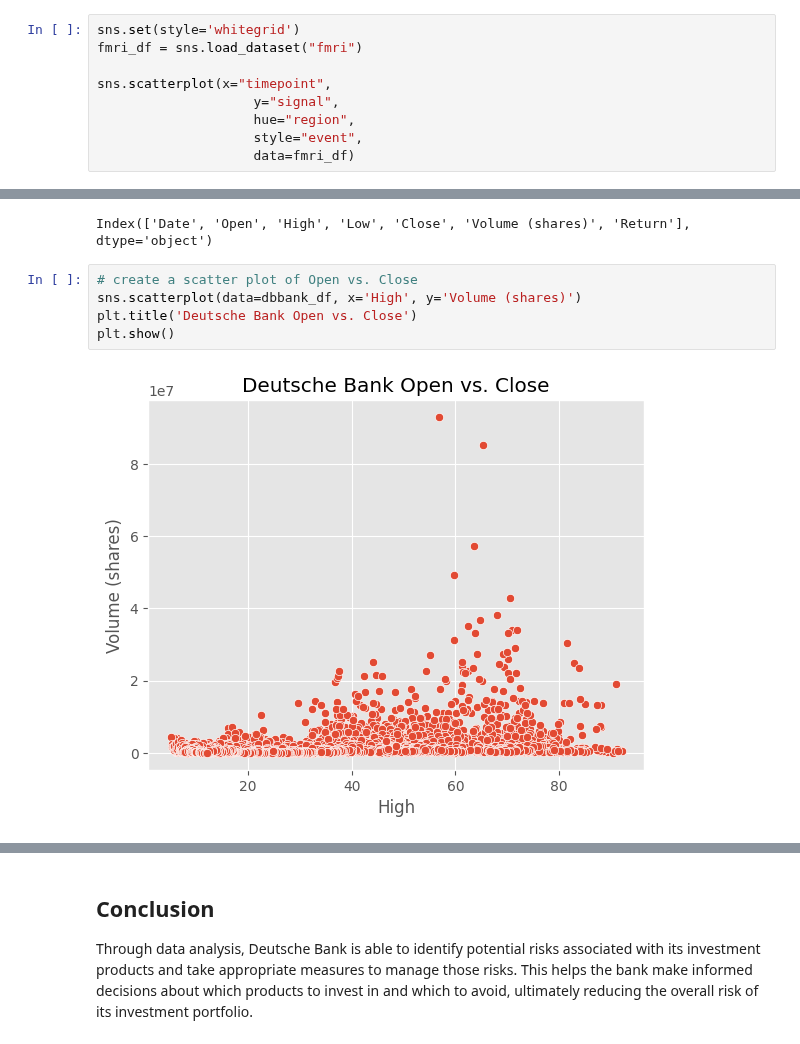
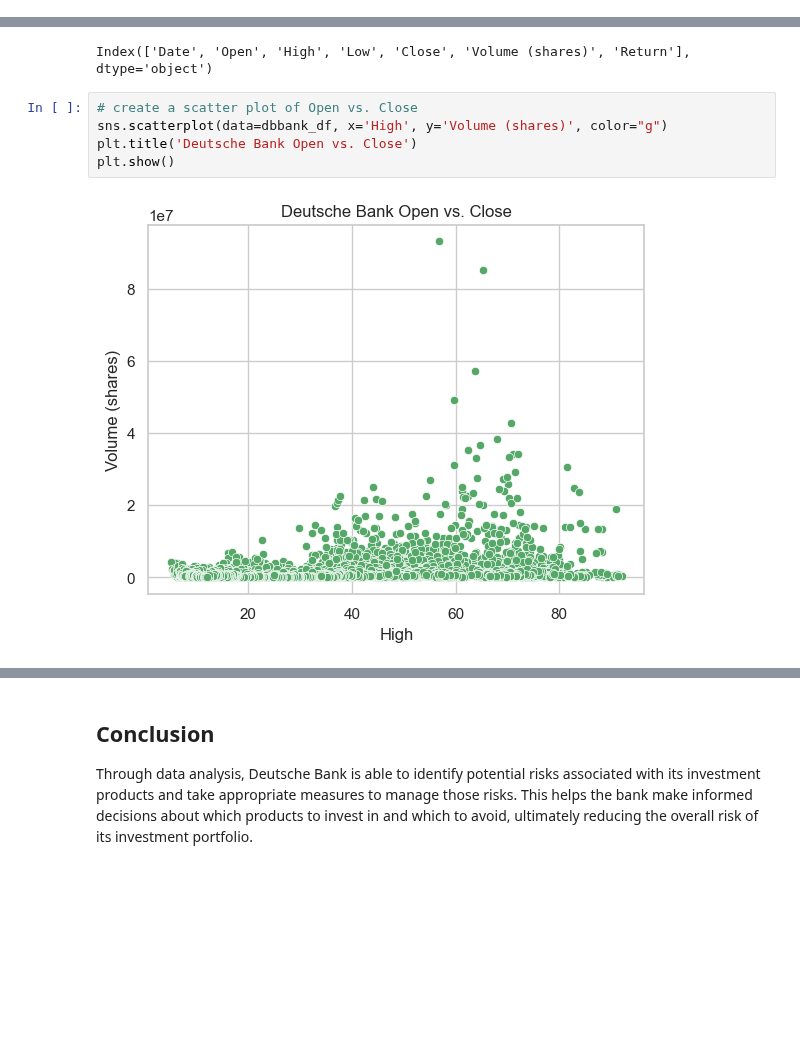
Before and after one commit to arunp77/Python-programming, a Jupyter notebook: Python-fundamental/Exploretory data analysis on risk factors involved in investment by Deutch Bank.ipynb, the cells around one changed output, grey strips where cells are left out. Drawn from its saved outputs; the diff is of its cells as text; blank space fills up the shorter version.

Commit message:
Share market

````diff
--- a/Python-fundamental/Exploretory data analysis on risk factors involved in investment by Deutch Bank.ipynb
+++ b/Python-fundamental/Exploretory data analysis on risk factors involved in investment by Deutch Bank.ipynb
@@ -791,15 +791,6 @@ You can use seaborn to create scatter plots and regression plots to explore the
     plt.title('Deutsche Bank Open vs. Close')
     plt.show()
     ```
-# %%
-sns.set(style='whitegrid')
-fmri_df = sns.load_dataset("fmri")
-
-sns.scatterplot(x="timepoint",
-                    y="signal",
-                    hue="region",
-                    style="event",
-                    data=fmri_df)
 # %%
 sns.set(style='whitegrid')
 # create a scatter plot of Open vs. Close
@@ -819,8 +812,8 @@ dbbank_df.columns
 Index(['Date', 'Open', 'High', 'Low', 'Close', 'Volume (shares)', 'Return'], dtype='object')
 # %%
 # create a scatter plot of Open vs. Close
-sns.scatterplot(data=dbbank_df, x='High', y='Volume (shares)')
+sns.scatterplot(data=dbbank_df, x='High', y='Volume (shares)', color="g")
 plt.title('Deutsche Bank Open vs. Close')
 plt.show()
 # %% [output]
-[figure, old version]
+[figure, new version]
````
Also changed, not shown: parts of 24 cells of this notebook.
